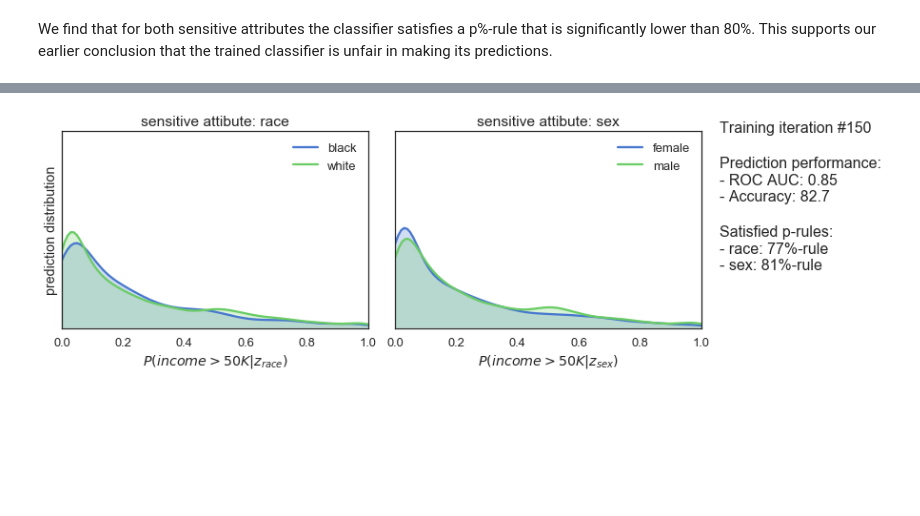
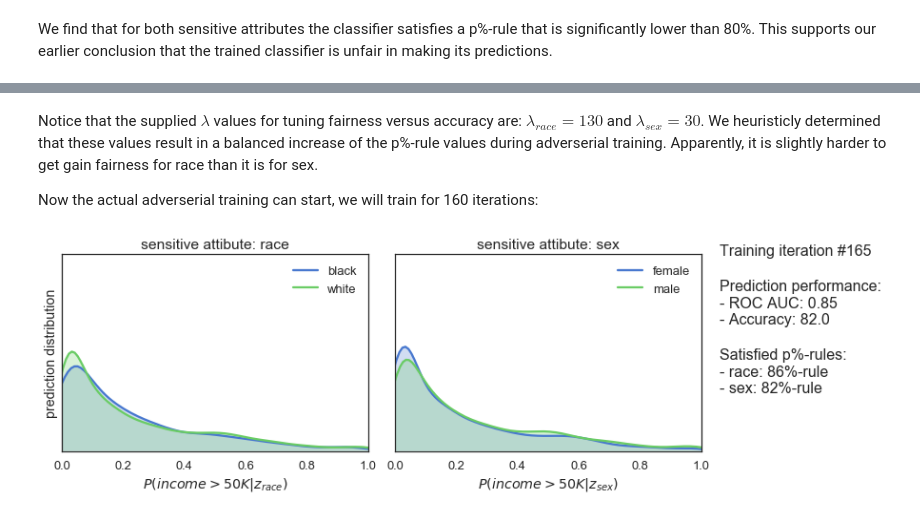
Before and after one commit to equialgo/fairness-in-ml, a Jupyter notebook: fairness-in-ml.ipynb, the cells around one changed output, grey strips where cells are left out. Saved outputs shown, nothing was run; the diff lists cells and outputs as text; code cells hidden in the pictures; blank space fills up the shorter version.

```diff
--- a/fairness-in-ml.ipynb
+++ b/fairness-in-ml.ipynb
@@ -149,7 +150,7 @@ def plot_distributions(y, Z, iteration=None, val_metrics=None, p_rules=None):
                                       f"- Accuracy: {val_metrics['Accuracy']:.1f}"]),
                  fontsize='16')
     if p_rules is not None:
-        fig.text(1.0, 0.4, '\n'.join(["Satisfied p-rules:"]+
+        fig.text(1.0, 0.4, '\n'.join(["Satisfied p%-rules:"]+
                                        [f"- {attr}: {p_rules[attr]:.0f}%-rule" for attr in p_rules.keys()]),
                  fontsize='16')
     fig.tight_layout()
@@ -378,5 +381,9 @@ class FairClassifier(object):
                                            [y.values[indices]]+np.hsplit(z.values[indices],n_sensitive),
                                            class_weight=class_weight_clf_w_adv)
 # %%
-clf = FairClassifier(X_train.shape[1], Z_train.shape[1], [100., 30.])
+clf = FairClassifier(n_features=X_train.shape[1], n_sensitive=Z_train.shape[1], lambdas=[130., 30.])
 clf.pretrain(X_train, y_train, Z_train, verbose=0, epochs=5)
+# %% [markdown]
+Notice that the supplied $\lambda$ values for tuning fairness versus accuracy are: $\lambda_{race}=130$ and $\lambda_{sex}=30$. We heuristicly determined that these values result in a balanced increase of the p%-rule values during adverserial training. Apparently, it is slightly harder to get gain fairness for race than it is for sex.
+
+Now the actual adverserial training can start, we will train for 160 iterations:
@@ -383,6 +393,5 @@ clf.pretrain(X_train, y_train, Z_train, verbose=0, epochs=5)
 # %%
-!rm output/*.png
-clf.fit(X_train, y_train, Z_train, validation_data=(X_test, y_test, Z_test), n_iter=150, save_figs=True)
+clf.fit(X_train, y_train, Z_train, validation_data=(X_test, y_test, Z_test), T_iter=165, save_figs=True)
 # %% [output]
-[figure, old version]
+[figure, new version]
 # %%
```
Also changed, not shown: parts of 11 cells of this notebook, 1 other file.
